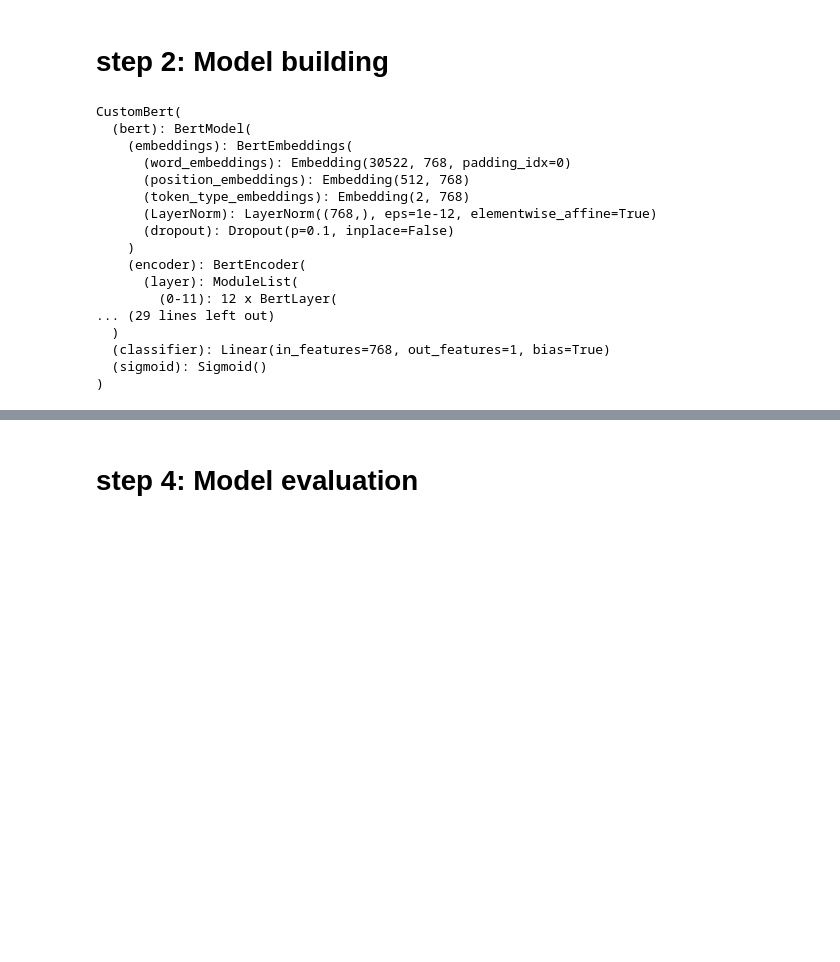
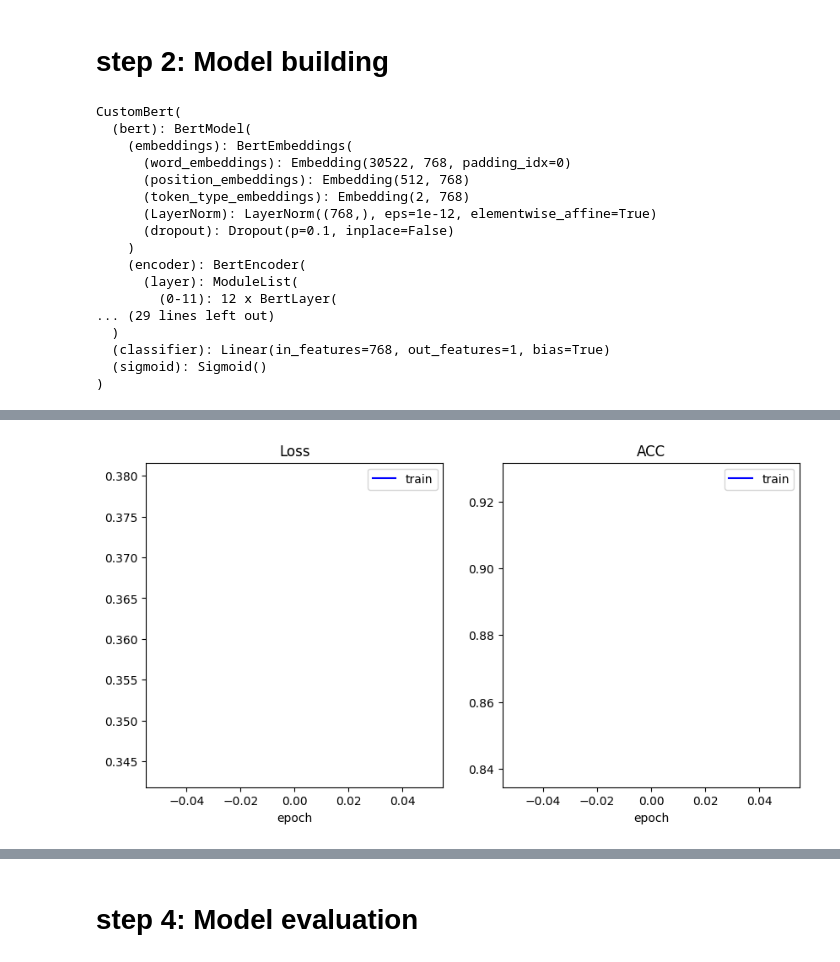
Before and after one commit to Samaeltawil/DL_Project, a Jupyter notebook: DL_MP.ipynb, the cells around one changed output, grey strips where cells are left out. Drawn from its saved outputs; the diff is of its cells as text; code cells hidden in the pictures; blank space fills up the shorter version.

Commit message:
fix: train and test visu

```diff
--- a/DL_MP.ipynb
+++ b/DL_MP.ipynb
@@ -32,11 +31,11 @@ else:
 image_path = os.path.join(dataset_path, 'dataset/img_resized')
 img_text_path = os.path.join(dataset_path, 'dataset/img_txt')
 json_path = os.path.join(dataset_path, 'dataset/MMHS150K_GT.json')
-GT_path = os.path.join(dataset_path, 'dataset/MMHS150K_Custom.csv')
+GT_path = os.path.join(dataset_path, 'dataset/MMHS1150K_Custom.csv')
 # %%
 # Create cleaned csv file
 if create_csv:
-    filename = os.path.join(dataset_path, "dataset/MMHS1150K_Custom.csv")
+    filename = os.path.join(dataset_path, "dataset/MMHS150K_Custom.csv")
     create_csv_labels(json_path, filename, img_text_path)
     GT_path = filename
 # %%
@@ -79,17 +78,19 @@ batch_size = 10
 
 # Split dataset into training, validation, and test sets
 dataset_size = len(dataset)
-train_set, test_set, val_set = torch.utils.data.dataset.random_split(dataset, [0.8, 0.1, 0.1])
+train_set, test_set, val_set = torch.utils.data.dataset.random_split(dataset, [0.1, 0.8, 0.1])
 
 # Create data loader for training set
 not_hate_indices = []
 hate_indices = []
 for idx in range(len(train_set)):
-    if train_set[idx][2] == 1:
+    print(f"{idx}/{len(train_set)}")
+    if train_set[idx][3] == 1:
         hate_indices.append(idx)
     else:
         not_hate_indices.append(idx)
 print("loop1 done")
+
 num_not_hate = len(not_hate_indices)
 num_hate = len(hate_indices)
 total_samples = num_not_hate + num_hate
@@ -100,24 +101,20 @@ class_weights = [1-num_hate/total_samples, 1-num_not_hate/ total_samples]  # Inv
 weights = []
 for idx in range(len(train_set)):
     try:
-        label = dataset[idx][2]
+        label = train_set[idx][3]
         according_weights = class_weights[int(label)]
         weights.append(according_weights)
     except:
         print(f"Error with idx: {idx}")
-        print(f"Label: {dataset[idx][2]}")
-print("loop 2 done")
+        print(f"Label: {train_set[idx][3]}")
 
 # weights = [class_weights[int(dataset[idx]['label'])] for idx in train_indices]
 sampler = WeightedRandomSampler(weights, len(weights))
 
 # Create data loader for balanced training set
 train_loader = torch.utils.data.DataLoader(train_set, batch_size=batch_size, sampler=sampler)
-print("Train loaders created")
 
 # Create data loaders for validation and test sets
 validation_loader = torch.utils.data.DataLoader(val_set, batch_size=batch_size)
-print("Validation loaders created")
 test_loader = torch.utils.data.DataLoader(test_set, batch_size=batch_size)
-print("Test loaders created")
 # %% [output]
@@ -227,7 +215,7 @@ def train_model(model, train_loader, val_loader, metrics, num_epochs=1, learning
         for i,batch in enumerate(train_loader):
             # print(f"Batch {i}")
             batch = [b.to(device) for b in batch]
-            text, mask, labels = batch
+            text, mask, img, labels = batch
             optimizer.zero_grad()
             outputs = model(text, mask)
             loss = criterion(outputs, labels.float())
@@ -249,50 +237,46 @@ def train_model(model, train_loader, val_loader, metrics, num_epochs=1, learning
         train_loss = running_loss / len(train_loader.dataset)
         train_accuracy = correct / total
 
-        clear_output() #clean the prints from previous epochs
+        train_metrics_log[0].append(train_accuracy)
+
+        # clear_output() #clean the prints from previous epochs
         print('train Loss: {:.4f}, '.format(train_loss),
             ', '.join(['{}: {:.4f}'.format(k, epoch_metrics[k]) for k in epoch_metrics.keys()]))
 
 
         train_loss_log.append(train_loss)
-        train_metrics_log = update_metrics_log(metrics_names, train_metrics_log, epoch_metrics)
+        # train_metrics_log = update_metrics_log(metrics_names, train_metrics_log, epoch_metrics)
+
+        # Validation phase
+        model.eval()
+        val_loss = 0.0
+        correct = 0
+        total = 0
+
+        with torch.no_grad():
+            for batch in test_loader:
+                batch = [b.to(device) for b in batch]
+                text, mask, img, labels = batch
+                outputs = model(text, mask)
+                loss = criterion(outputs, labels.float())
+                val_loss += loss.item() * text.size(0)
+                _, predicted = torch.max(outputs.data, 1)
+                total += labels.size(0)
+                correct += (predicted == labels).sum().item()
+        val_loss = val_loss / len(val_loader.dataset)
+        val_accuracy = correct / total
+
+        test_metrics_log[0].append(val_accuracy)
 
         plot_training(train_loss_log, metrics_names, train_metrics_log)
 
-        # # Validation phase
-        # ...
-
-        # # Testing phase
-        # test_loss_log.append(test_loss)
-        # test_metrics_log = update_metrics_log(metrics_names, test_metrics_log, test_metrics)
-
-
-        # # Validation phase
-        # model.eval()
-        # val_loss = 0.0
-        # correct = 0
-        # total = 0
-
-
-        # with torch.no_grad():
-        #     for batch in train_loader:
-        #         batch = [b.to(device) for b in batch]
-        #         text, mask, labels = batch
-        #         outputs = model(text, mask)
-        #         loss = criterion(outputs, labels.float())
-        #         val_loss += loss.item() * text.size(0)
-        #         _, predicted = torch.max(outputs.data, 1)
-        #         total += labels.size(0)
-        #         correct += (predicted == labels.sum().item())
-        # val_loss = val_loss / len(val_loader.dataset)
-        # val_accuracy = correct / total
-
-        print(f'Epoch {epoch + 1}/{num_epochs}, Train Loss: {train_loss:.4f}, Train Accuracy: {train_accuracy:.4f}')
-        # print(f'Epoch {epoch + 1}/{num_epochs}, Train Loss: {train_loss:.4f}, Train Accuracy: {train_accuracy:.4f}, Val Loss: {val_loss:.4f}, Val Accuracy: {val_accuracy:.4f}')
+        # print(f'Epoch {epoch + 1}/{num_epochs}, Train Loss: {train_loss:.4f}, Train Accuracy: {train_accuracy:.4f}')
+        print(f'Epoch {epoch + 1}/{num_epochs}, Train Loss: {train_loss:.4f}, Train Accuracy: {train_accuracy:.4f}, Val Loss: {val_loss:.4f}, Val Accuracy: {val_accuracy:.4f}')
 
 def acc(preds, target):
     return accuracy_score(target.detach().cpu(), preds.detach().cpu())
 
 metrics = {'ACC': acc}
 # Example usage
-train_model(model, train_loader, validation_loader, metrics, num_epochs=5, learning_rate=0.0001)
+train_model(model, train_loader, validation_loader, metrics, num_epochs=3, learning_rate=0.0001)
+# %% [output]
@@ -298,0 +285 @@ train_model(model, train_loader, validation_loader, metrics, num_epochs=5, learn
+[figure, added]
```
Also changed, not shown: parts of 6 cells of this notebook.
